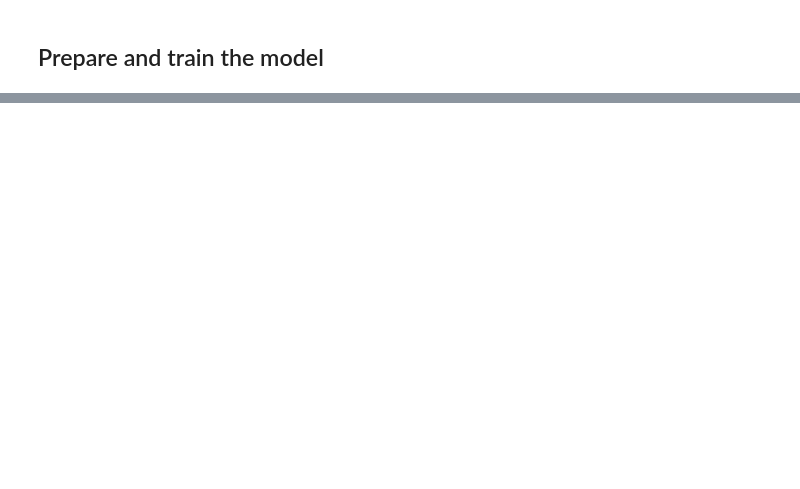
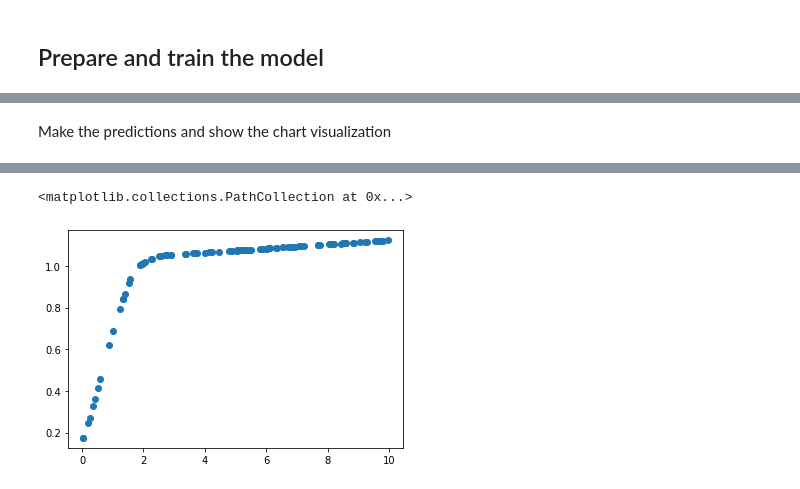
Before and after one commit to olegkleiman/tensors, a Jupyter notebook: nonlinear_regression_tpu.ipynb, the cells around one changed output, grey strips where cells are left out. Cells and saved outputs as stored; diff of their text form; code cells hidden in the pictures; blank space fills up the shorter version.

```diff
--- a/nonlinear_regression_tpu.ipynb
+++ b/nonlinear_regression_tpu.ipynb
@@ -30,7 +51,7 @@ tf.config.experimental_connect_to_cluster(resolver)
 tf.tpu.experimental.initialize_tpu_system(resolver)
 print("All devices: ", tf.config.list_logical_devices('TPU'))
 
-strategy = tf.distribute.TPUStrategy(resolver)
+tpu_strategy = tf.distribute.TPUStrategy(resolver)
 # %% [output]
 WARNING:tensorflow:TPU system grpc://10.82.5.186:8470 has already been initialized. Reinitializing the TPU can cause previously created variables on TPU to be lost.
 WARNING:tensorflow:TPU system grpc://10.82.5.186:8470 has already been initialized. Reinitializing the TPU can cause previously created variables on TPU to be lost.
@@ -76,11 +97,12 @@ plt.show()
 ## Prepare and train the model
 # %%
 from tensorflow import keras
+import datetime as datetime
 
-class KerasModel:
+class KerasModel(tf.keras.Model):
   def __init__(self):
     super(KerasModel, self).__init__()
-    self.dense1 = keras.layers.Dense(50, input_dim=1, activation=tf.nn.relu),
+    self.dense1 = keras.layers.Dense(50, input_dim=1, activation=tf.nn.relu)
     self.dense2 = keras.layers.Dense(100, kernel_initializer="glorot_uniform", activation=tf.nn.relu)
     self.dense3 = keras.layers.Dense(1, kernel_initializer="glorot_uniform", activation=None)
 
@@ -89,4 +111,20 @@ class KerasModel:
     x = self.dense2(x)
     return self.dense3(x)
 
-model = KerasModel()
+logdir = os.path.join("logs", datetime.datetime.now().strftime("%Y%m%d-%H%M%S"))
+tensorboard_callback = keras.callbacks.TensorBoard(logdir, histogram_freq=1)
+early_stopping_callback = keras.callbacks.EarlyStopping(monitor='loss',
+                                                        min_delta=1.2e-4,
+                                                        patience=6,
+                                                        verbose=True)
+with tpu_strategy.scope(): # creating the model in the TPUStrategy scope means we will train the model on the TPU
+  model = KerasModel()
+  model.compile(loss=keras.losses.mean_squared_error,
+                steps_per_execution = 50,
+                optimizer=keras.optimizers.Adam())
+  model.fit(x_train, y_train,
+            epochs=1000,
+            batch_size=100,
+            verbose=True,
+            callbacks=[early_stopping_callback])
+model.summary()
@@ -92,0 +149,7 @@ model = KerasModel()
+# %% [markdown]
+Make the predictions and show the chart visualization
+# %%
+y_predicted = model.predict(x_train)
+
+plt.scatter(x_train, y_predicted)
+# %% [output]
@@ -92,0 +158,2 @@ model = KerasModel()
+<matplotlib.collections.PathCollection at 0x...>
+[figure, added]
```
Also changed, not shown: parts of 5 cells of this notebook.
